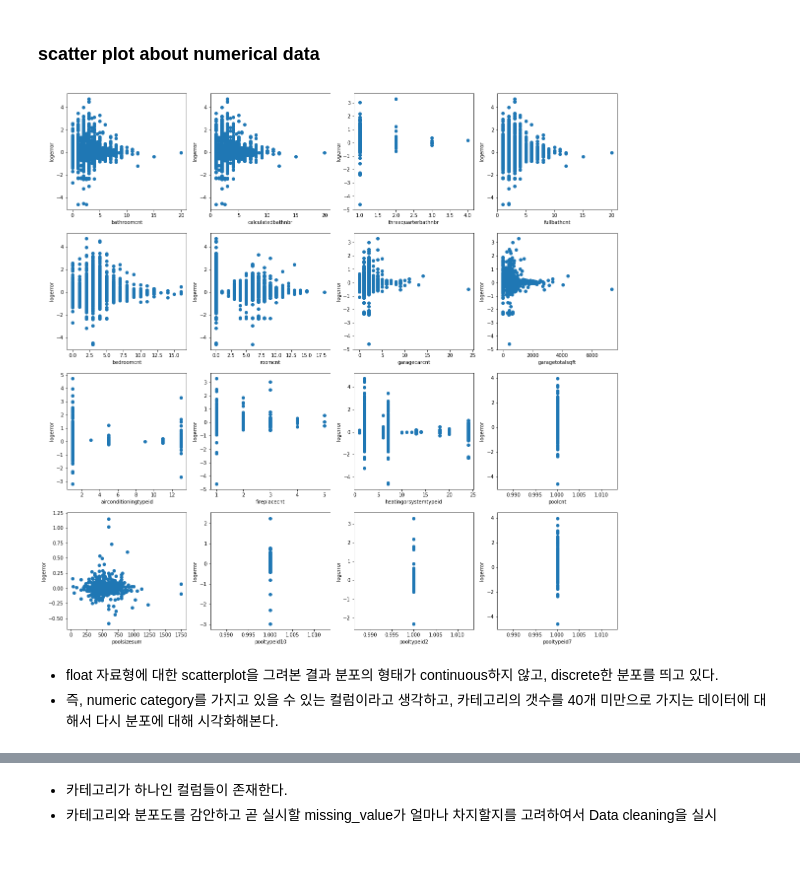
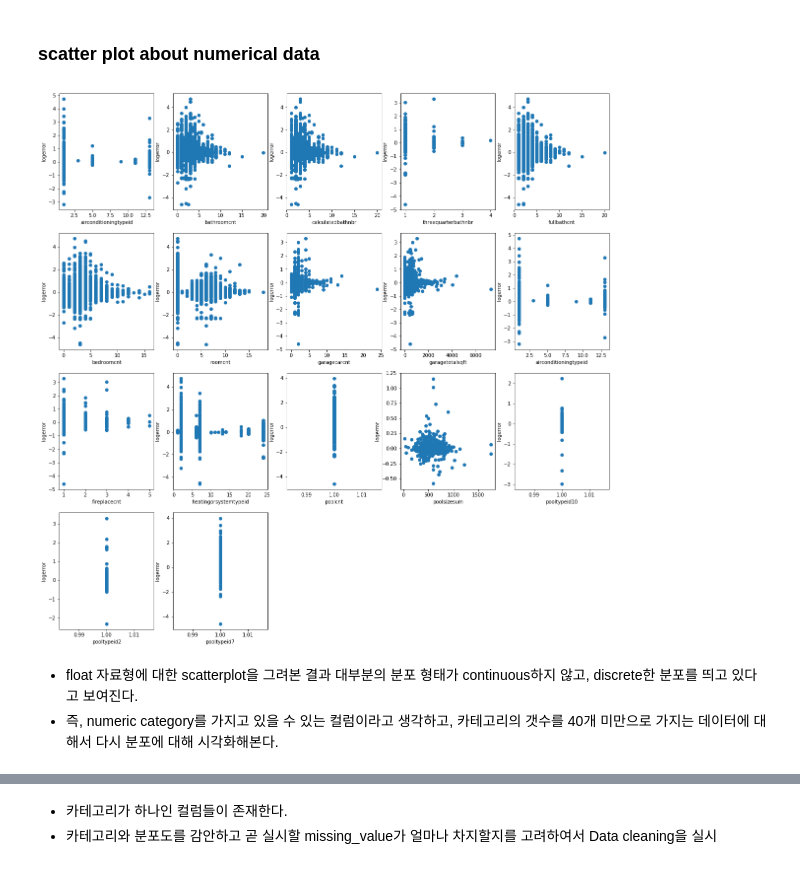
Before and after one commit to hskimim/data-analysis-tutorial, a Jupyter notebook: zillow_prize_estimation/Inner_feature.ipynb, the cells around one changed output, grey strips where cells are left out. Saved outputs shown, nothing was run; the diff lists cells and outputs as text; code cells hidden in the pictures.

```diff
--- a/zillow_prize_estimation/Inner_feature.ipynb
+++ b/zillow_prize_estimation/Inner_feature.ipynb
@@ -77,7 +77,7 @@ inner_feature= [
 ]
 # %%
 inner_feature_col=[
-'architecturalstyletypeid',
+'airconditioningtypeid',
 'bathroomcnt',
 'calculatedbathnbr',
 'threequarterbathnbr',
@@ -170,15 +170,15 @@ print(len(inner_object))
 # %%
 plt.figure(figsize=(20,20))
 for idx,col in enumerate(inner_numeric):
-    plt.subplot(4,4,idx+1)
+    plt.subplot(4,5,idx+1)
     plt.scatter(train_df[col],train_df.logerror)
     plt.xlabel(col)
     plt.ylabel('logerror')
 plt.show()
 # %% [output]
-[figure, old version]
+[figure, new version]
 # %% [markdown]
-- float 자료형에 대한 scatterplot을 그려본 결과 분포의 형태가 continuous하지 않고, discrete한 분포를 띄고 있다.
+- float 자료형에 대한 scatterplot을 그려본 결과 대부분의 분포 형태가 continuous하지 않고, discrete한 분포를 띄고 있다고 보여진다.
 - 즉, numeric category를 가지고 있을 수 있는 컬럼이라고 생각하고, 카테고리의 갯수를 40개 미만으로 가지는 데이터에 대해서 다시 분포에 대해 시각화해본다.
 # %%
 discrete_inner_col = []
```
Also changed, not shown: parts of 107 cells of this notebook, 2 other files.
